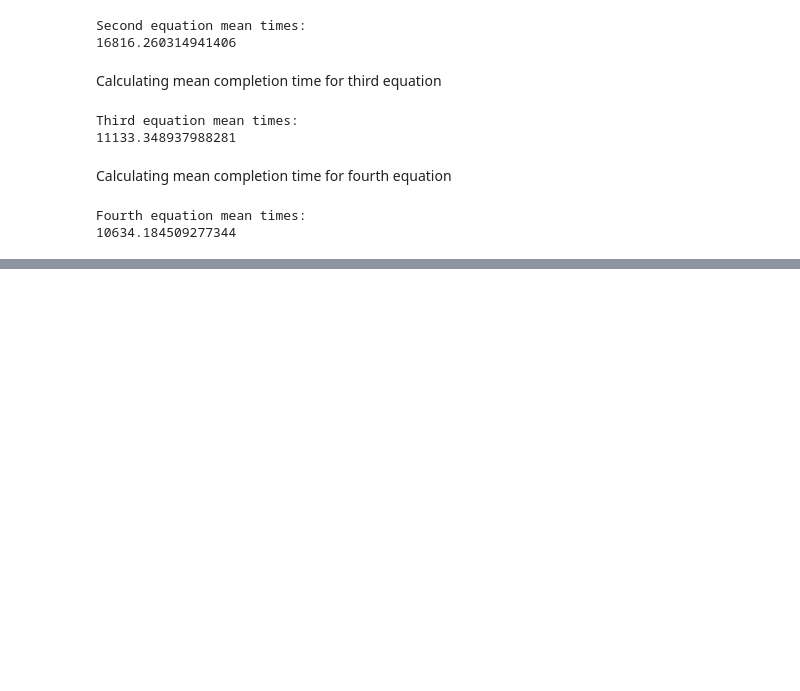
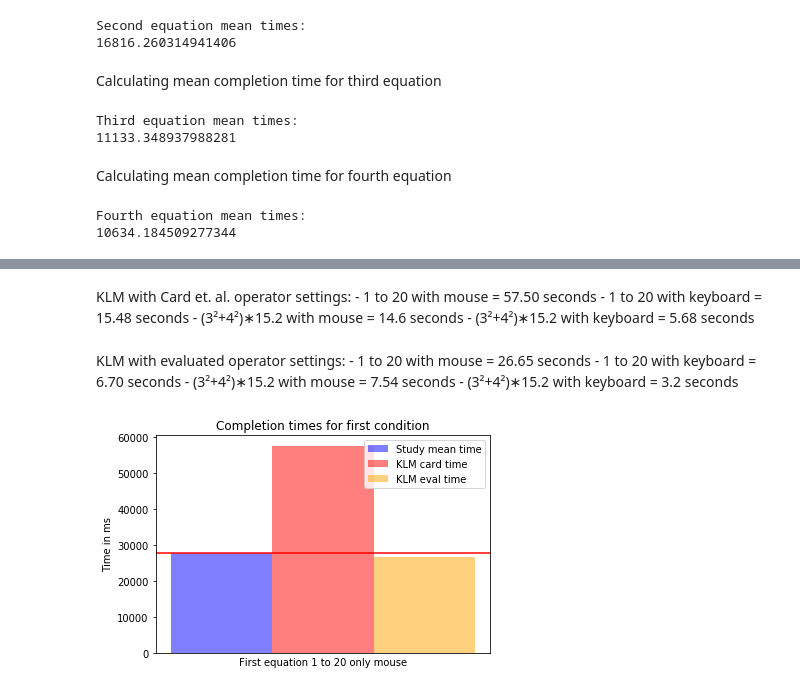
Before and after one commit to MaximilianKoegl/KLM, a Jupyter notebook: klm_report.ipynb, the cells around one changed output, grey strips where cells are left out. Cells and saved outputs as stored; diff of their text form; code cells hidden in the pictures; blank space fills up the shorter version.

```diff
--- a/klm_report.ipynb
+++ b/klm_report.ipynb
@@ -160,0 +171,36 @@ plt.show()
+# %% [markdown]
+KLM with Card et. al. operator settings:
+    - 1 to 20 with mouse = 57.50 seconds
+    - 1 to 20 with keyboard = 15.48 seconds
+    - (3²+4²)∗15.2 with mouse = 14.6 seconds
+    - (3²+4²)∗15.2 with keyboard = 5.68 seconds
+# %% [markdown]
+KLM with evaluated operator settings:
+    - 1 to 20 with mouse = 26.65 seconds
+    - 1 to 20 with keyboard = 6.70 seconds
+    - (3²+4²)∗15.2 with mouse = 7.54 seconds
+    - (3²+4²)∗15.2 with keyboard = 3.2 seconds
+# %%
+n_groups = 1
+means_mouse = (first_condition_mean)
+means_mouse_KLM_card = (57.5*1000)
+means_mouse_KLM_eval = (26.65*1000)
+
+fig, ax = plt.subplots()
+index = np.arange(n_groups)
+bar_width = 0.15
+opacity = 0.5
+rects1 = plt.bar(index, means_mouse, bar_width, alpha= opacity, color='blue', label="Study mean time")
+rects2 = plt.bar(index+bar_width, means_mouse_KLM_card, bar_width,alpha= opacity, color='red',label="KLM card time")
+rects3 = plt.bar(index+2*bar_width, means_mouse_KLM_eval, bar_width,alpha= opacity, color='orange',label="KLM eval time")
+
+plt.xlabel("Equations/Conditions")
+plt.ylabel("Time in ms")
+plt.title("Completion times for first condition")
+plt.xlabel("First equation 1 to 20 only mouse")
+plt.xticks([], [])
+plt.legend()
+plt.axhline(y=first_condition_mean, color="red")
+plt.show()
+# %% [output]
+[figure, added]
```
Also changed, not shown: parts of 10 cells of this notebook.
